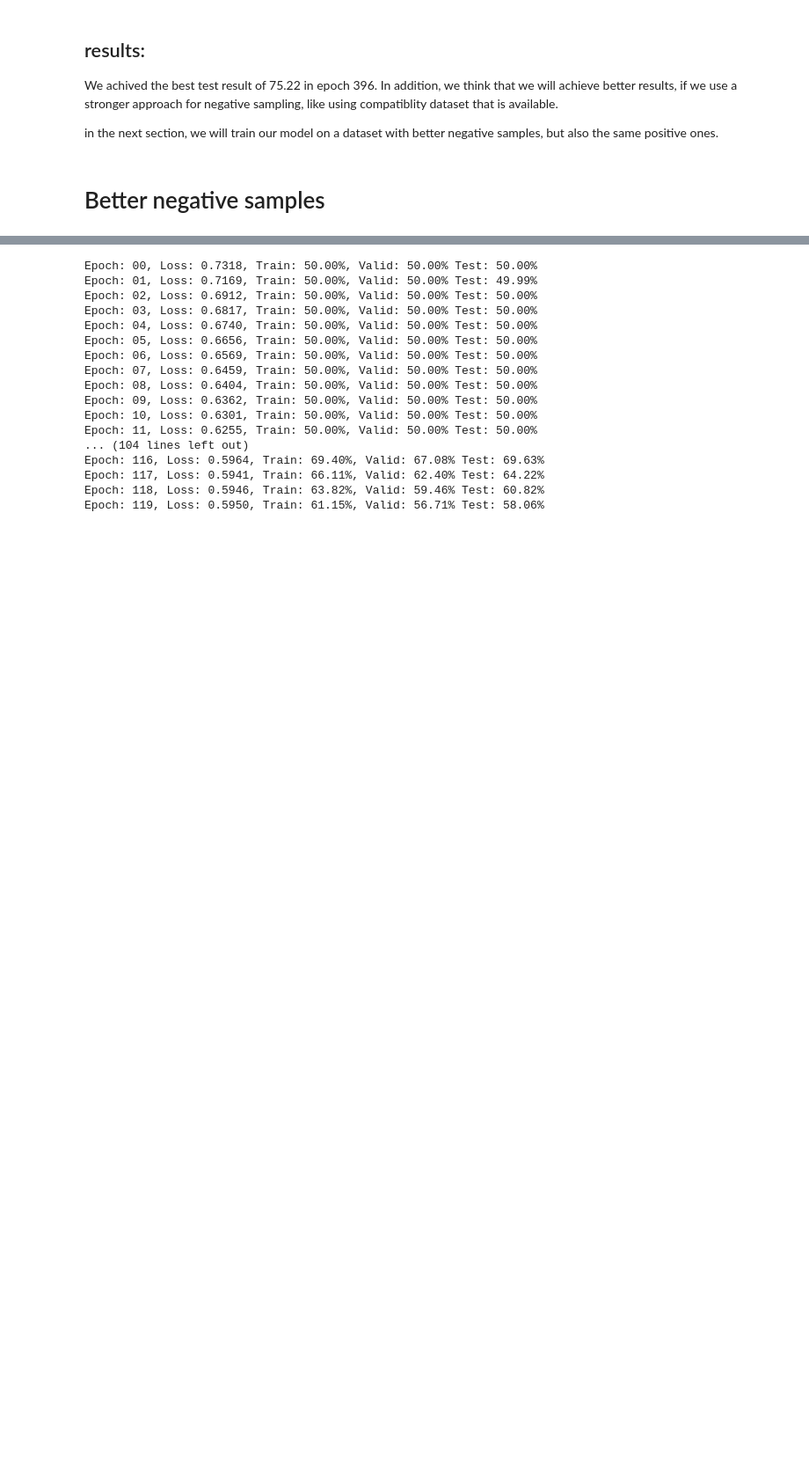
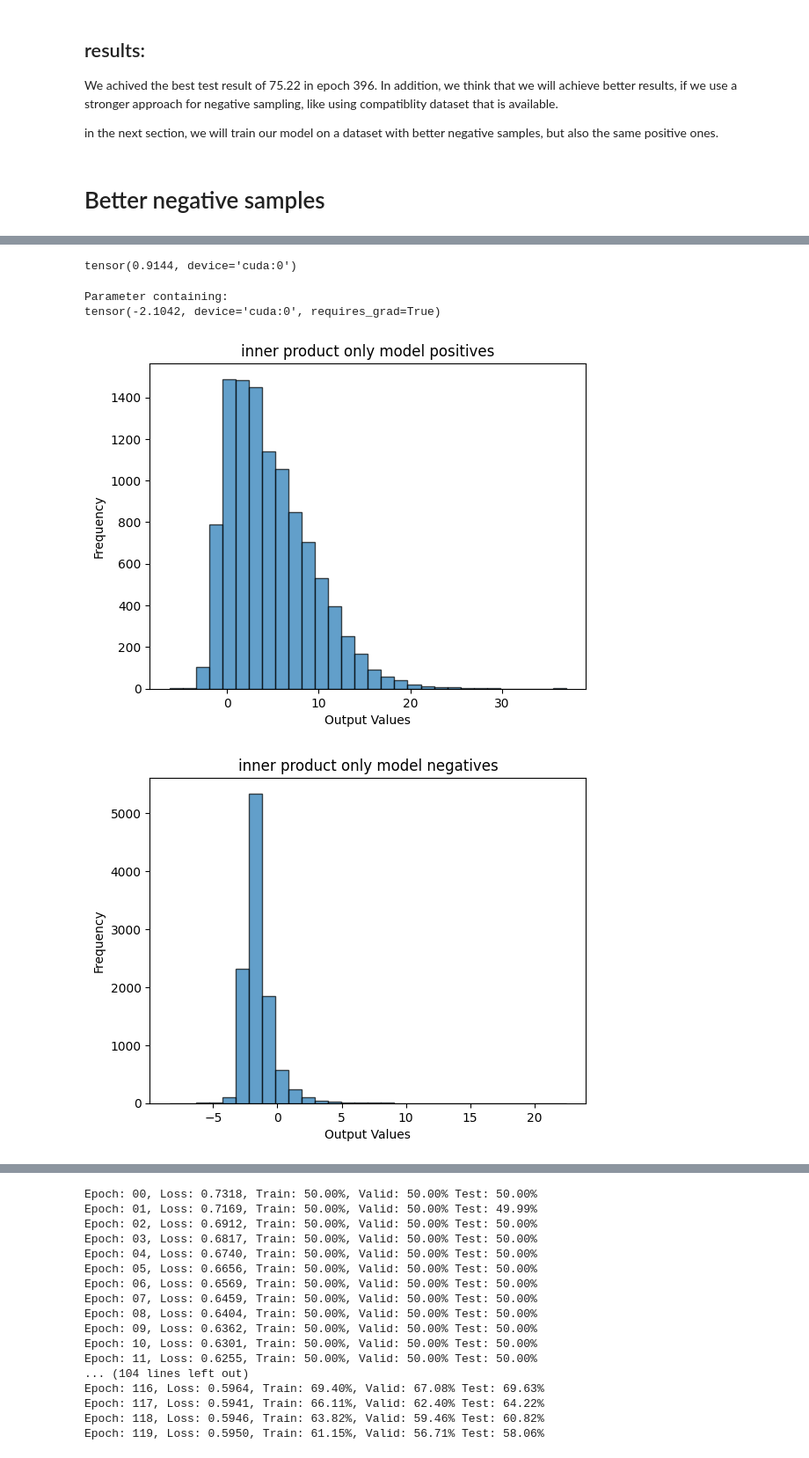
Before and after one commit to Alijgh003/StyleMind-GNN, a Jupyter notebook: StyleMind_GCN.ipynb, the cells around one changed output, grey strips where cells are left out. Shown at 88% size. Cells and saved outputs as stored; diff of their text form; code cells hidden in the pictures; blank space fills up the shorter version.

```diff
--- a/StyleMind_GCN.ipynb
+++ b/StyleMind_GCN.ipynb
@@ -427,0 +585,4 @@ AttributeError: module 'torch.nn' has no attribute 'BCEWLoss'
+# %%
+best_test_acc
+# %% [output]
+tensor(0.9144, device='cuda:0')
@@ -427,0 +591,19 @@ AttributeError: module 'torch.nn' has no attribute 'BCEWLoss'
+# %%
+best_model.final_prediction_margin
+# %% [output]
+Parameter containing:
+tensor(-2.1042, device='cuda:0', requires_grad=True)
+# %%
+embd, o = best_model(x, message_passing_edges.to(device)
+    , train_eval_outfits.to(device))
+
+embd = embd.detach().cpu()
+o  = o.detach().cpu()
+# %%
+plot_histogram(o[:o.shape[0]//2], "inner product only model positives")
+plot_histogram(o[o.shape[0]//2:], "inner product only model negatives")
+plot_histogram(torch.sigmoid(o[:o.shape[0]//2]), "inner product only model positives sigmoid")
+plot_histogram(torch.sigmoid(o[o.shape[0]//2:]), "inner product only model negatives sigmoid")
+# %% [output]
+[figure, added]
+[figure, added]
```
Also changed, not shown: parts of 38 cells of this notebook.
